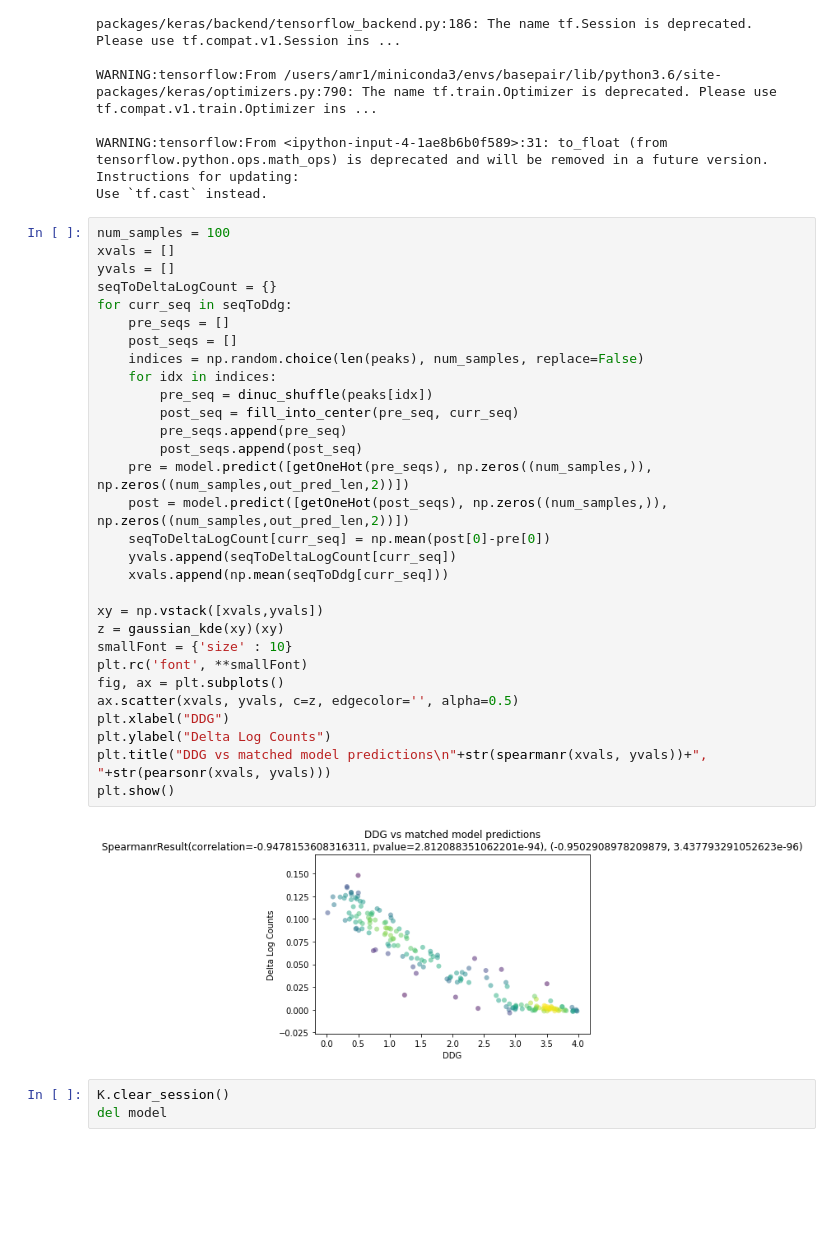
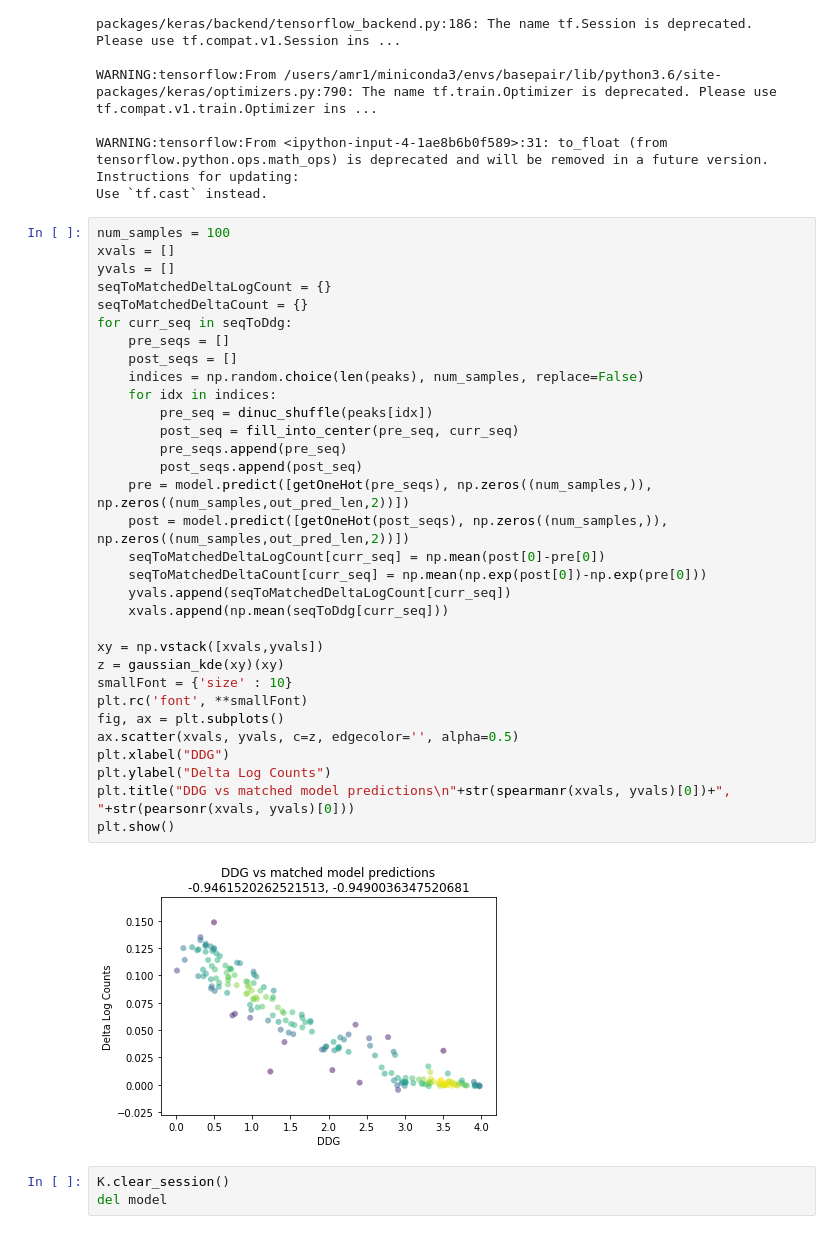
Before and after one commit to kundajelab/pho4, a Jupyter notebook: gcmatched/evaluate_mitomi_GR.ipynb, the cells around one changed output. Saved outputs shown, nothing was run; the diff lists cells and outputs as text; blank space fills up the shorter version.

```diff
--- a/gcmatched/evaluate_mitomi_GR.ipynb
+++ b/gcmatched/evaluate_mitomi_GR.ipynb
@@ -164,35 +169,37 @@ Use `tf.cast` instead.
 # %%
 num_samples = 100
 xvals = []
 yvals = []
-seqToDeltaLogCount = {}
+seqToMatchedDeltaLogCount = {}
+seqToMatchedDeltaCount = {}
 for curr_seq in seqToDdg:
     pre_seqs = []
     post_seqs = []
     indices = np.random.choice(len(peaks), num_samples, replace=False)
     for idx in indices:
         pre_seq = dinuc_shuffle(peaks[idx])
         post_seq = fill_into_center(pre_seq, curr_seq)
         pre_seqs.append(pre_seq)
         post_seqs.append(post_seq)
     pre = model.predict([getOneHot(pre_seqs), np.zeros((num_samples,)), np.zeros((num_samples,out_pred_len,2))])
     post = model.predict([getOneHot(post_seqs), np.zeros((num_samples,)), np.zeros((num_samples,out_pred_len,2))])
-    seqToDeltaLogCount[curr_seq] = np.mean(post[0]-pre[0])
-    yvals.append(seqToDeltaLogCount[curr_seq])
+    seqToMatchedDeltaLogCount[curr_seq] = np.mean(post[0]-pre[0])
+    seqToMatchedDeltaCount[curr_seq] = np.mean(np.exp(post[0])-np.exp(pre[0]))
+    yvals.append(seqToMatchedDeltaLogCount[curr_seq])
     xvals.append(np.mean(seqToDdg[curr_seq]))
 
 xy = np.vstack([xvals,yvals])
 z = gaussian_kde(xy)(xy)
 smallFont = {'size' : 10}
 plt.rc('font', **smallFont)
 fig, ax = plt.subplots()
 ax.scatter(xvals, yvals, c=z, edgecolor='', alpha=0.5)
 plt.xlabel("DDG")
 plt.ylabel("Delta Log Counts")
-plt.title("DDG vs matched model predictions\n"+str(spearmanr(xvals, yvals))+", "+str(pearsonr(xvals, yvals)))
+plt.title("DDG vs matched model predictions\n"+str(spearmanr(xvals, yvals)[0])+", "+str(pearsonr(xvals, yvals)[0]))
 plt.show()
 # %% [output]
-[figure, old version]
+[figure, new version]
 # %%
 K.clear_session()
 del model
```
Also changed, not shown: parts of 7 cells of this notebook, 4 other files.
